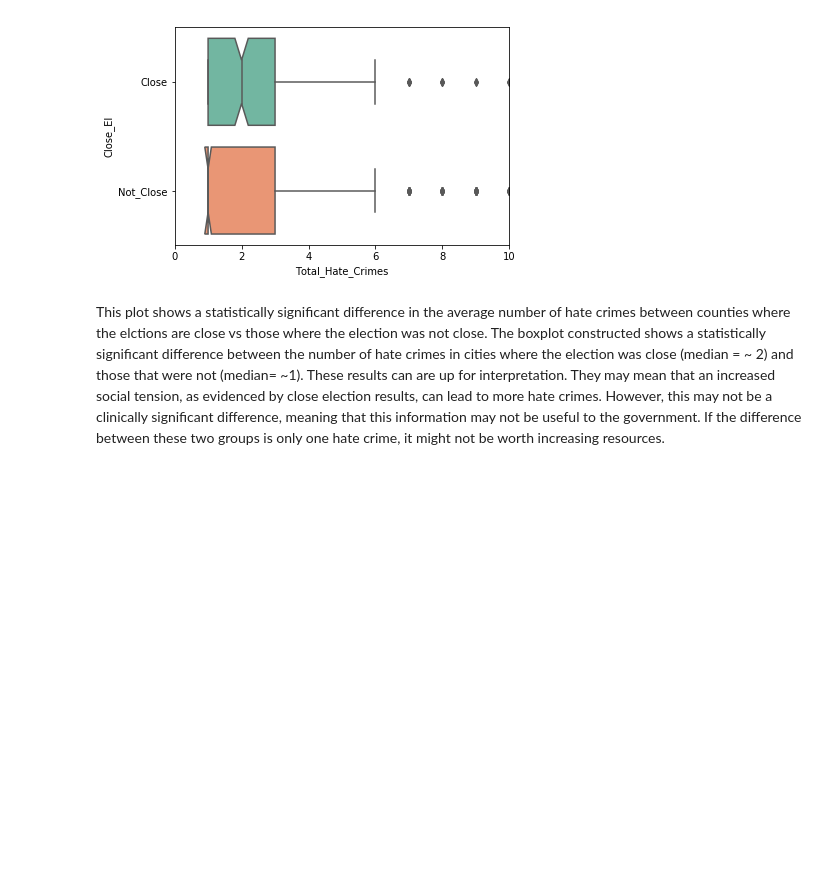
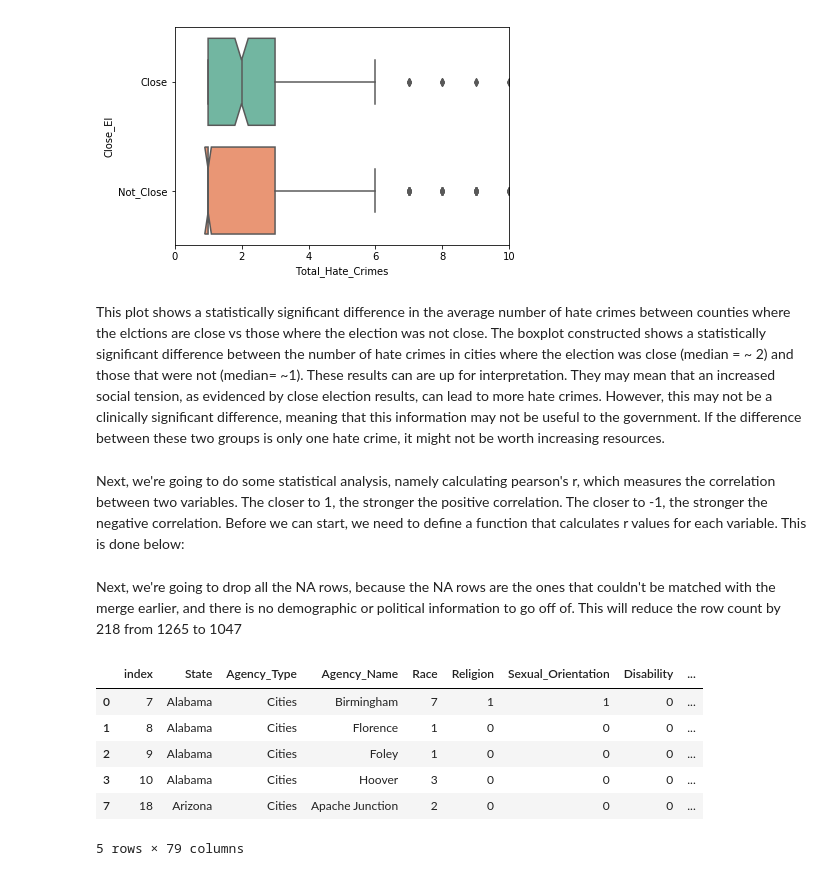
Before and after one commit to LauraCF19/SpringboardProject1, a Jupyter notebook: Desktop/Springboard/Capstone1.ipynb, the cells around one changed output. Drawn from its saved outputs; the diff is of its cells as text; code cells hidden in the pictures; blank space fills up the shorter version.

Commit message:
Added Stat Analysis to Capstone

```diff
--- a/Desktop/Springboard/Capstone1.ipynb
+++ b/Desktop/Springboard/Capstone1.ipynb
@@ -888,3 +888,5 @@ plt.xlim(0, 10)
 [figure]
 # %% [markdown]
 This plot shows a statistically significant difference in the average number of hate crimes between counties where the elctions are close vs those where the election was not close. The boxplot constructed shows a statistically significant difference between the number of hate crimes in cities where the election was close (median = ~ 2) and those that were not (median= ~1). These results can are up for interpretation. They may mean that an increased social tension, as evidenced by close election results, can lead to more hate crimes. However, this may not be a clinically significant difference, meaning that this information may not be useful to the government. If the difference between these two groups is only one hate crime, it might not be worth increasing resources.
+# %% [markdown]
+Next, we're going to do some statistical analysis, namely calculating pearson's r, which measures the correlation between two variables. The closer to 1, the stronger the positive correlation. The closer to -1, the stronger the negative correlation. Before we can start, we need to define a function that calculates r values for each variable. This is done below:
@@ -890,0 +901,14 @@ This plot shows a statistically significant difference in the average number of
+# %% [markdown]
+Next, we're going to drop all the NA rows, because the NA rows are the ones that couldn't be matched with the merge earlier, and there is no demographic or political information to go off of. This will reduce the row count by 218 from 1265 to 1047
+# %%
+cleaned = merge2.dropna()
+
+cleaned.head()
+# %% [output]
+|  | index | State | Agency_Type | Agency_Name | Race | Religion | Sexual_Orientation | Disability | ... |
+| 0 | 7 | Alabama | Cities | Birmingham | 7 | 1 | 1 | 0 | ... |
+| 1 | 8 | Alabama | Cities | Florence | 1 | 0 | 0 | 0 | ... |
+| 2 | 9 | Alabama | Cities | Foley | 1 | 0 | 0 | 0 | ... |
+| 3 | 10 | Alabama | Cities | Hoover | 3 | 0 | 0 | 0 | ... |
+| 7 | 18 | Arizona | Cities | Apache Junction | 2 | 0 | 0 | 0 | ... |
+5 rows × 79 columns
```
Also changed, not shown: parts of 21 cells of this notebook.
